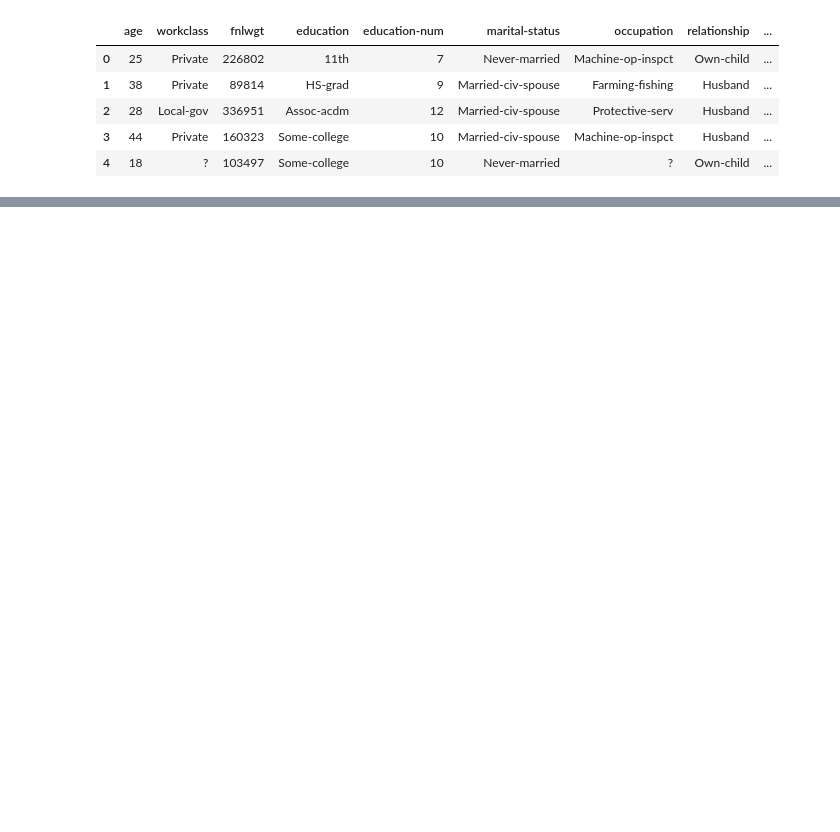
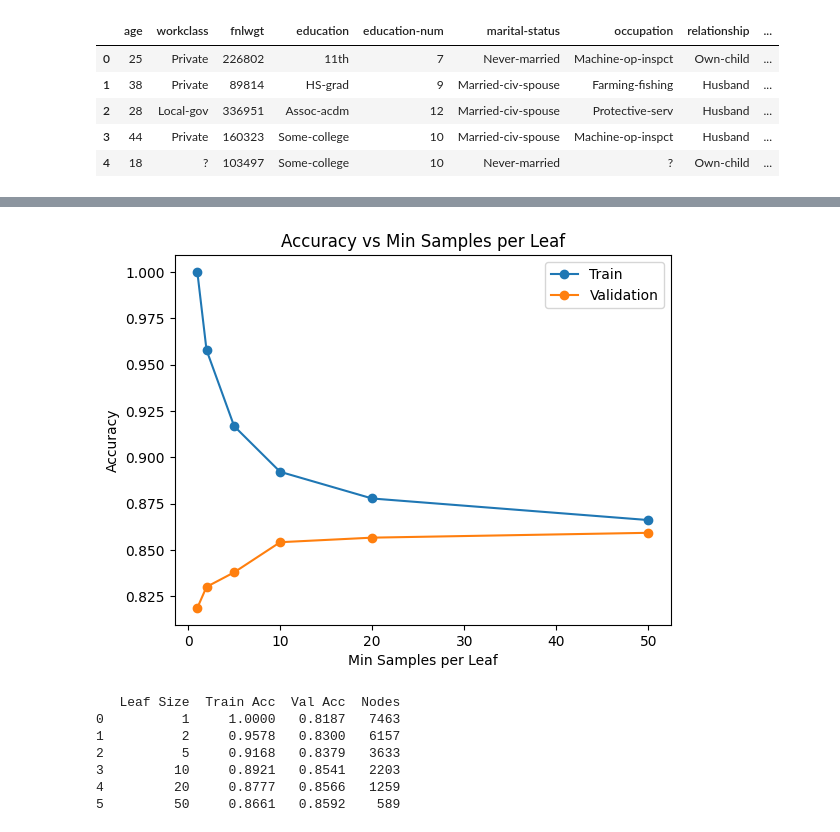
Before and after one commit to abby-stevenson/GradeOptimiser, a Jupyter notebook: homework4/ml_hw4.ipynb, the cells around one changed output, grey strips where cells are left out. Saved outputs shown, nothing was run; the diff lists cells and outputs as text; code cells hidden in the pictures; blank space fills up the shorter version.

```diff
--- a/homework4/ml_hw4.ipynb
+++ b/homework4/ml_hw4.ipynb
@@ -30,0 +172,41 @@ test.head(5)
+# %%
+leaf_sizes = [1, 2, 5, 10, 20, 50]
+
+train_accs = []
+val_accs = []
+nodes = []
+
+for leaf in leaf_sizes:
+    clf = DecisionTreeClassifier(min_samples_leaf=leaf, random_state=42)
+    tr_acc, val_acc, n = get_results(clf, X_tr, y_tr, X_val, y_val)
+
+    train_accs.append(tr_acc)
+    val_accs.append(val_acc)
+    nodes.append(n)
+
+plt.plot(leaf_sizes, train_accs, marker='o', label="Train")
+plt.plot(leaf_sizes, val_accs, marker='o', label="Validation")
+
+plt.xlabel("Min Samples per Leaf")
+plt.ylabel("Accuracy")
+plt.title("Accuracy vs Min Samples per Leaf")
+plt.legend()
+plt.show()
+
+df_depth = pd.DataFrame({
+    "Leaf Size": leaf_sizes,
+    "Train Acc": train_accs,
+    "Val Acc": val_accs,
+    "Nodes": nodes
+})
+
+print(df_depth.round(4))
+# %% [output]
+[figure, added]
+   Leaf Size  Train Acc  Val Acc  Nodes
+0          1     1.0000   0.8187   7463
+1          2     0.9578   0.8300   6157
+2          5     0.9168   0.8379   3633
+3         10     0.8921   0.8541   2203
+4         20     0.8777   0.8566   1259
+5         50     0.8661   0.8592    589
```
Also changed, not shown: parts of 13 cells of this notebook.
